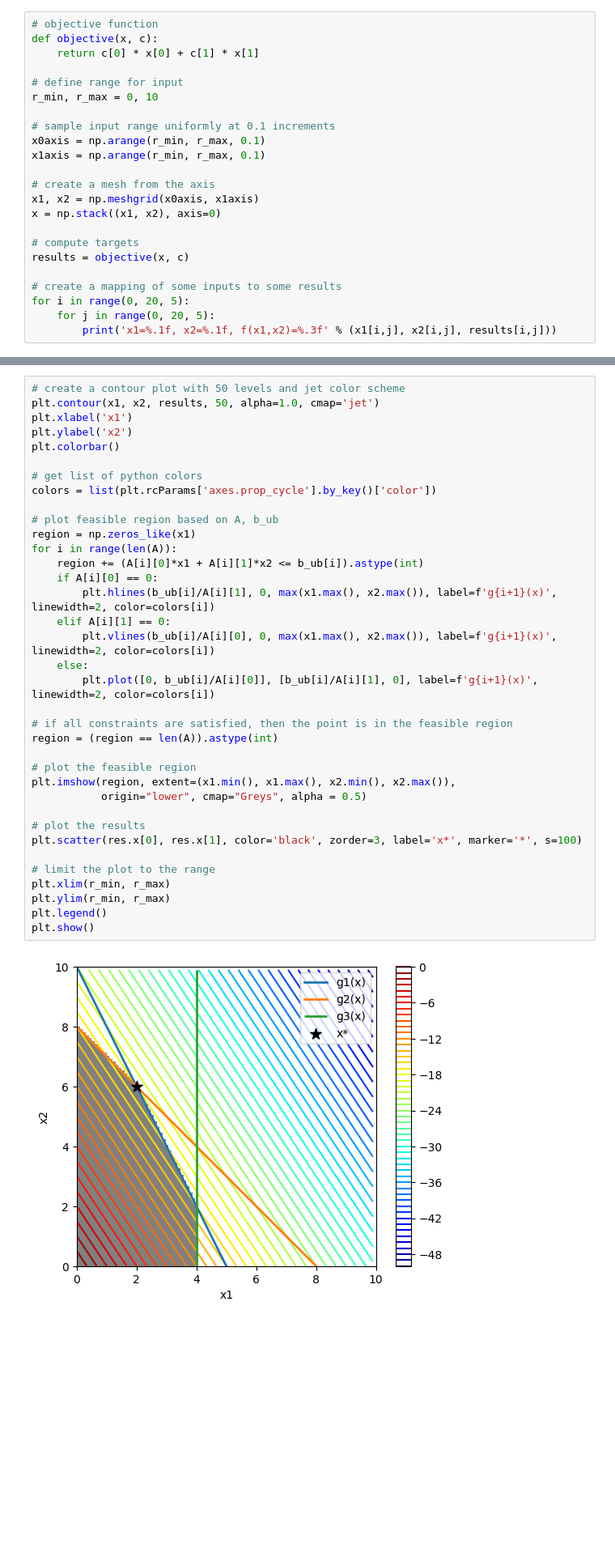
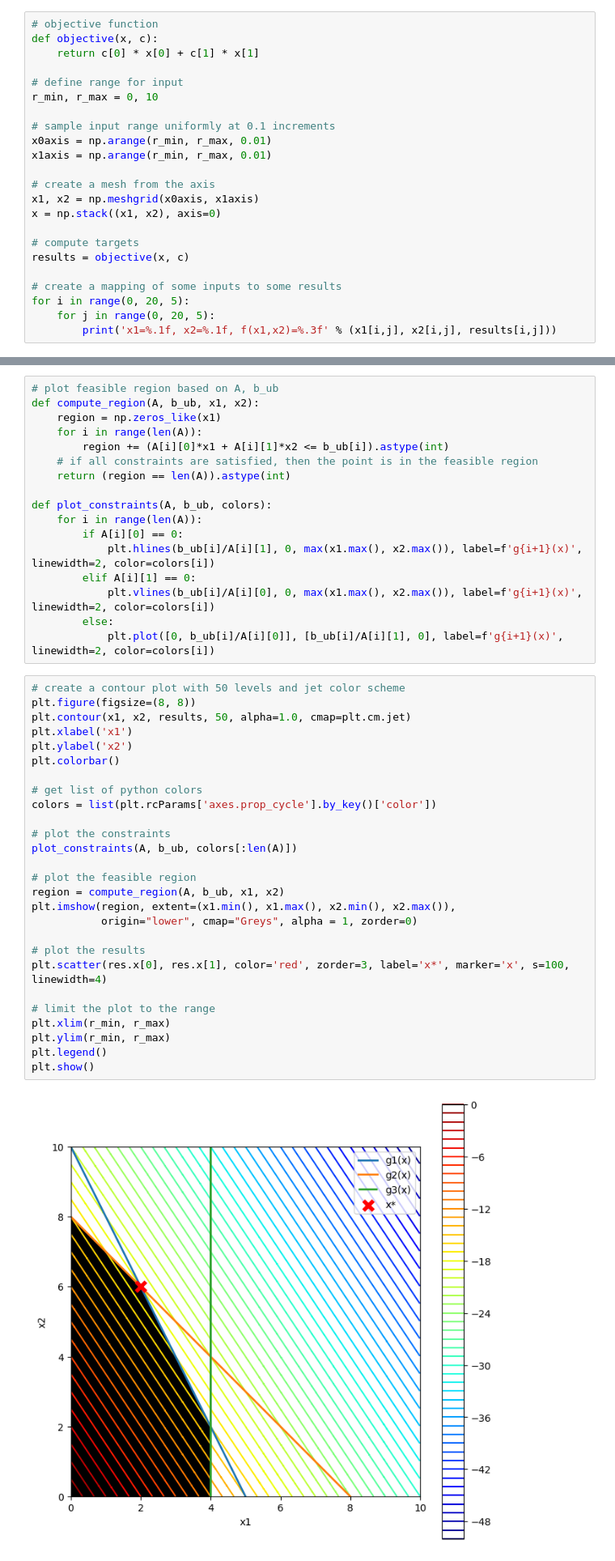
Before and after one commit to langestefan/py4dm20, a Jupyter notebook: assignments/week0.ipynb, the cells around one changed output, grey strips where cells are left out. Shown: that part at 81% size. Saved outputs shown, nothing was run; the diff lists cells and outputs as text; blank space fills up the shorter version.

Commit message:
Update plotting

```diff
--- a/assignments/week0.ipynb
+++ b/assignments/week0.ipynb
@@ -68,8 +68,8 @@ def objective(x, c):
 r_min, r_max = 0, 10
 
 # sample input range uniformly at 0.1 increments
-x0axis = np.arange(r_min, r_max, 0.1)
-x1axis = np.arange(r_min, r_max, 0.1)
+x0axis = np.arange(r_min, r_max, 0.01)
+x1axis = np.arange(r_min, r_max, 0.01)
 
 # create a mesh from the axis
 x1, x2 = np.meshgrid(x0axis, x1axis)
@@ -102,38 +102,46 @@ x1=1.5, x2=1.5, f(x1,x2)=-7.500
+# %%
+# plot feasible region based on A, b_ub
+def compute_region(A, b_ub, x1, x2):
+    region = np.zeros_like(x1)
+    for i in range(len(A)):
+        region += (A[i][0]*x1 + A[i][1]*x2 <= b_ub[i]).astype(int)
+    # if all constraints are satisfied, then the point is in the feasible region
+    return (region == len(A)).astype(int)
+
+def plot_constraints(A, b_ub, colors):
+    for i in range(len(A)):
+        if A[i][0] == 0:
+            plt.hlines(b_ub[i]/A[i][1], 0, max(x1.max(), x2.max()), label=f'g{i+1}(x)', linewidth=2, color=colors[i])
+        elif A[i][1] == 0:
+            plt.vlines(b_ub[i]/A[i][0], 0, max(x1.max(), x2.max()), label=f'g{i+1}(x)', linewidth=2, color=colors[i])
+        else:
+            plt.plot([0, b_ub[i]/A[i][0]], [b_ub[i]/A[i][1], 0], label=f'g{i+1}(x)', linewidth=2, color=colors[i])
 # %%
 # create a contour plot with 50 levels and jet color scheme
-plt.contour(x1, x2, results, 50, alpha=1.0, cmap='jet')
+plt.figure(figsize=(8, 8))
+plt.contour(x1, x2, results, 50, alpha=1.0, cmap=plt.cm.jet)
 plt.xlabel('x1')
 plt.ylabel('x2')
 plt.colorbar()
 
 # get list of python colors
 colors = list(plt.rcParams['axes.prop_cycle'].by_key()['color'])
 
-# plot feasible region based on A, b_ub
-region = np.zeros_like(x1)
-for i in range(len(A)):
-    region += (A[i][0]*x1 + A[i][1]*x2 <= b_ub[i]).astype(int)
-    if A[i][0] == 0:
-        plt.hlines(b_ub[i]/A[i][1], 0, max(x1.max(), x2.max()), label=f'g{i+1}(x)', linewidth=2, color=colors[i])
-    elif A[i][1] == 0:
-        plt.vlines(b_ub[i]/A[i][0], 0, max(x1.max(), x2.max()), label=f'g{i+1}(x)', linewidth=2, color=colors[i])
-    else:
-        plt.plot([0, b_ub[i]/A[i][0]], [b_ub[i]/A[i][1], 0], label=f'g{i+1}(x)', linewidth=2, color=colors[i])
-
-# if all constraints are satisfied, then the point is in the feasible region
-region = (region == len(A)).astype(int)
+# plot the constraints
+plot_constraints(A, b_ub, colors[:len(A)])
 
 # plot the feasible region
+region = compute_region(A, b_ub, x1, x2)
 plt.imshow(region, extent=(x1.min(), x1.max(), x2.min(), x2.max()),
-           origin="lower", cmap="Greys", alpha = 0.5)
+           origin="lower", cmap="Greys", alpha = 1, zorder=0)
 
 # plot the results
-plt.scatter(res.x[0], res.x[1], color='black', zorder=3, label='x*', marker='*', s=100)
+plt.scatter(res.x[0], res.x[1], color='red', zorder=3, label='x*', marker='x', s=100, linewidth=4)
 
 # limit the plot to the range
 plt.xlim(r_min, r_max)
 plt.ylim(r_min, r_max)
 plt.legend()
 plt.show()
 # %% [output]
-[figure, old version]
+[figure, new version]
```
Also changed, not shown: parts of 3 cells of this notebook.
